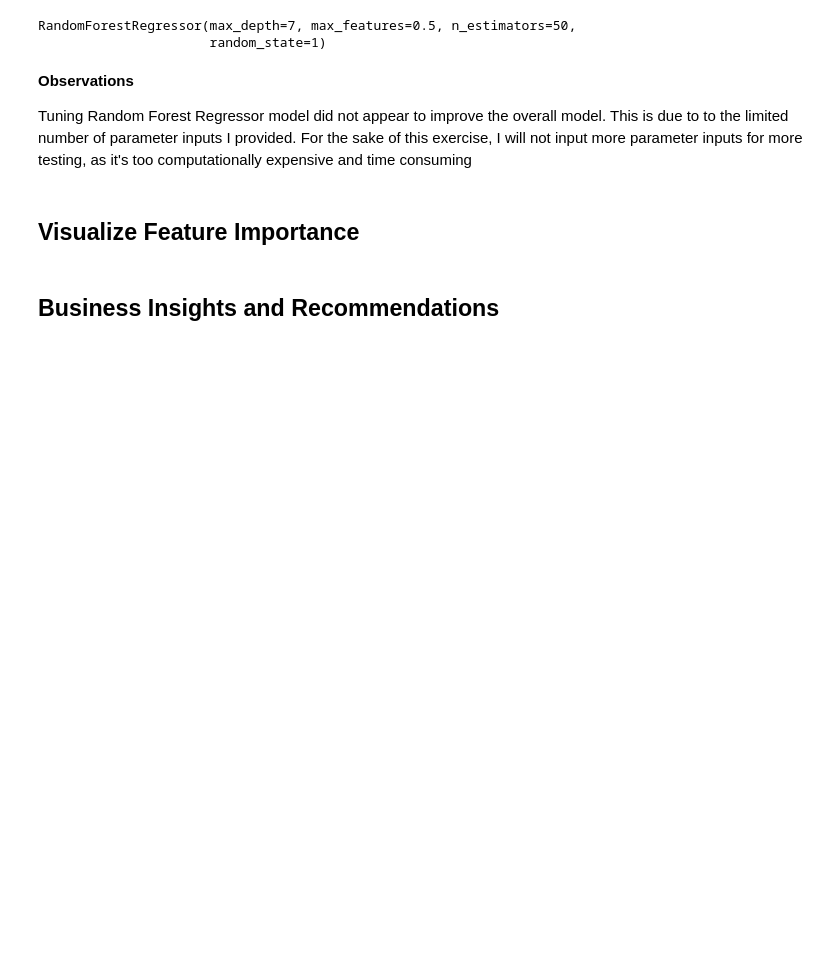
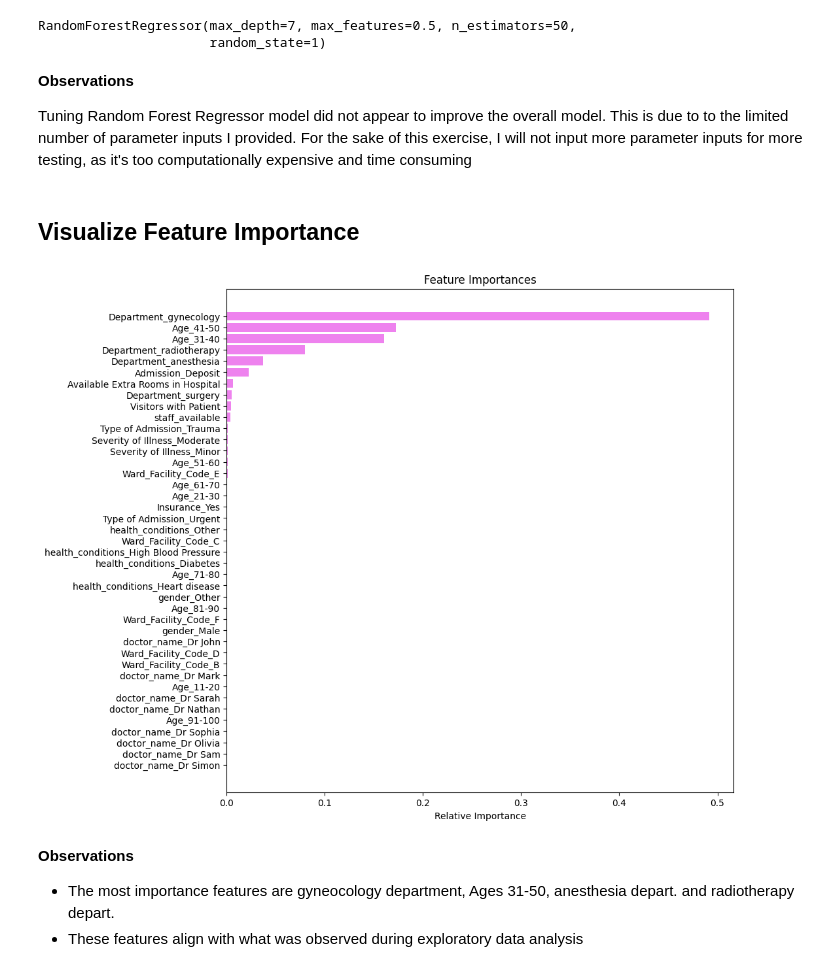
Before and after one commit to JamesXRepo/Hospital_LOS_Prediction, a Jupyter notebook: main_notebook.ipynb, the cells around one changed output. Drawn from its saved outputs; the diff is of its cells as text; code cells hidden in the pictures; blank space fills up the shorter version.

Commit message:
Updated business recommendation

```diff
--- a/main_notebook.ipynb
+++ b/main_notebook.ipynb
@@ -516,23 +516,27 @@ RandomForestRegressor(max_depth=7, max_features=0.5, n_estimators=50,
 Tuning Random Forest Regressor model did not appear to improve the overall model. This is due to to the limited number of parameter inputs I provided. For the sake of this exercise, I will not input more parameter inputs for more testing, as it's too computationally expensive and time consuming
 # %% [markdown]
 ## Visualize Feature Importance
+# %%
+features = list(x.columns)
+
+importance = random_forest_estimator.feature_importances_
+
+indices = np.argsort(importance)
 # %%
-features = list(cpy_data.columns)
-
-importance = random_forest_estimator.feature_importances_
-
-indices = np.sort(importance)
-
 plt.figure(figsize = (10, 10))
 
 plt.title('Feature Importances')
 
-plt.barh(range(len(indices)), importance[indices], color = 'blue', align = 'center')
-
+plt.barh(range(len(indices)), importance[indices], color = 'violet', align = 'center')
 plt.yticks(range(len(indices)), [features[i] for i in indices])
 
 plt.xlabel('Relative Importance')
 
 plt.show()
+# %% [output]
+[figure, added]
-# %% [markdown]
-## Business Insights and Recommendations
+# %% [markdown]
+**Observations**
+
+- The most importance features are gyneocology department, Ages 31-50, anesthesia depart. and radiotherapy depart.
+- These features align with what was observed during exploratory data analysis
```
Also changed, not shown: parts of 1 cell of this notebook.
